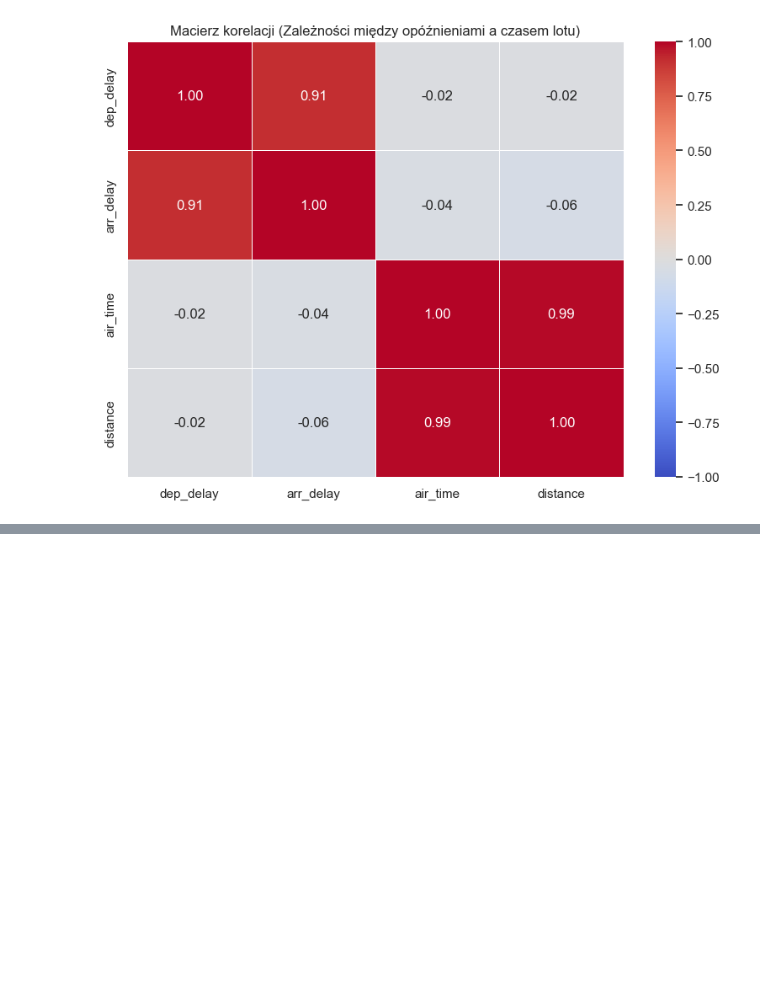
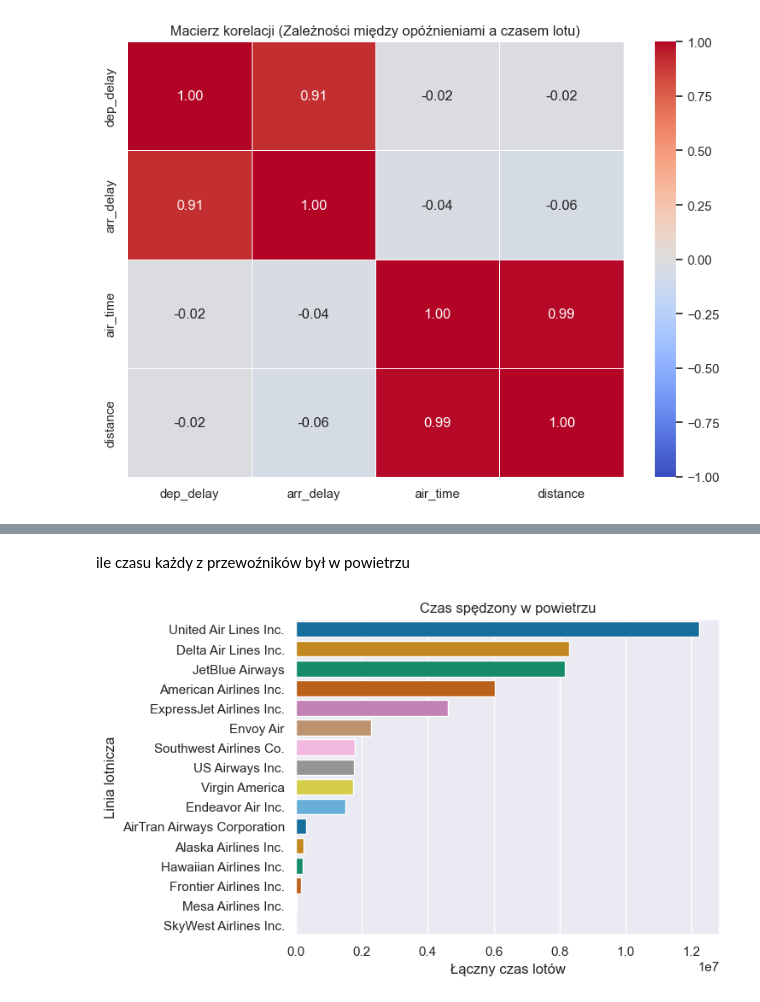
Before and after one commit to xShyen/KursZPythona, a Jupyter notebook: analiza.ipynb, the cells around one changed output, grey strips where cells are left out. Saved outputs shown, nothing was run; the diff lists cells and outputs as text; code cells hidden in the pictures; blank space fills up the shorter version.

```diff
--- a/analiza.ipynb
+++ b/analiza.ipynb
@@ -249,7 +226,7 @@ print(f"Liczba zrealizowanych lotów gotowych do analizy opóźnien: {len(flight
 Zidentyfikowano 9,430 odwołanych lotów w 2013 roku (2.80%).
 Liczba zrealizowanych lotów gotowych do analizy opóźnien: 327,346
 # %%
-flights_clean.isna().sum()
+flights_clean.isna().sum().rename("Suma braków", inplace=True)
 # %% [output]
 year              0
 month             0
@@ -759,0 +789,19 @@ plt.show()
+# %% [markdown]
+ile czasu każdy z przewoźników był w powietrzu
+# %%
+czasy = merged_airlines.groupby("name")['air_time'].sum()
+czasy = czasy.reset_index().sort_values('air_time', ascending=False)
+czasy.columns = ['name','sum_of_air_time']
+
+sns.barplot(data=czasy,
+            y='name',
+            x='sum_of_air_time',
+            hue='name',
+            palette='colorblind',
+            legend=False)
+plt.title("Czas spędzony w powietrzu")
+plt.ylabel('Linia lotnicza')
+plt.xlabel('Łączny czas lotów')
+plt.show()
+# %% [output]
+[figure, added]
```
Also changed, not shown: parts of 38 cells of this notebook.
